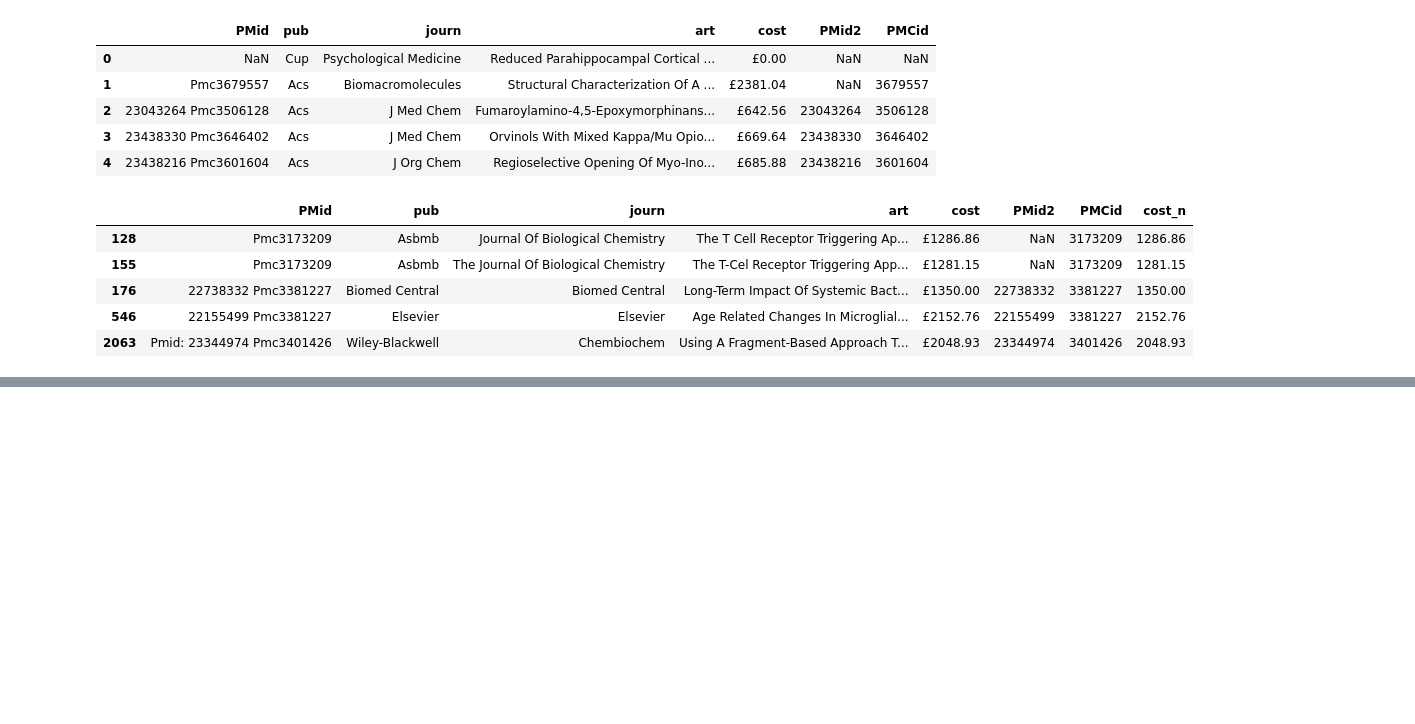
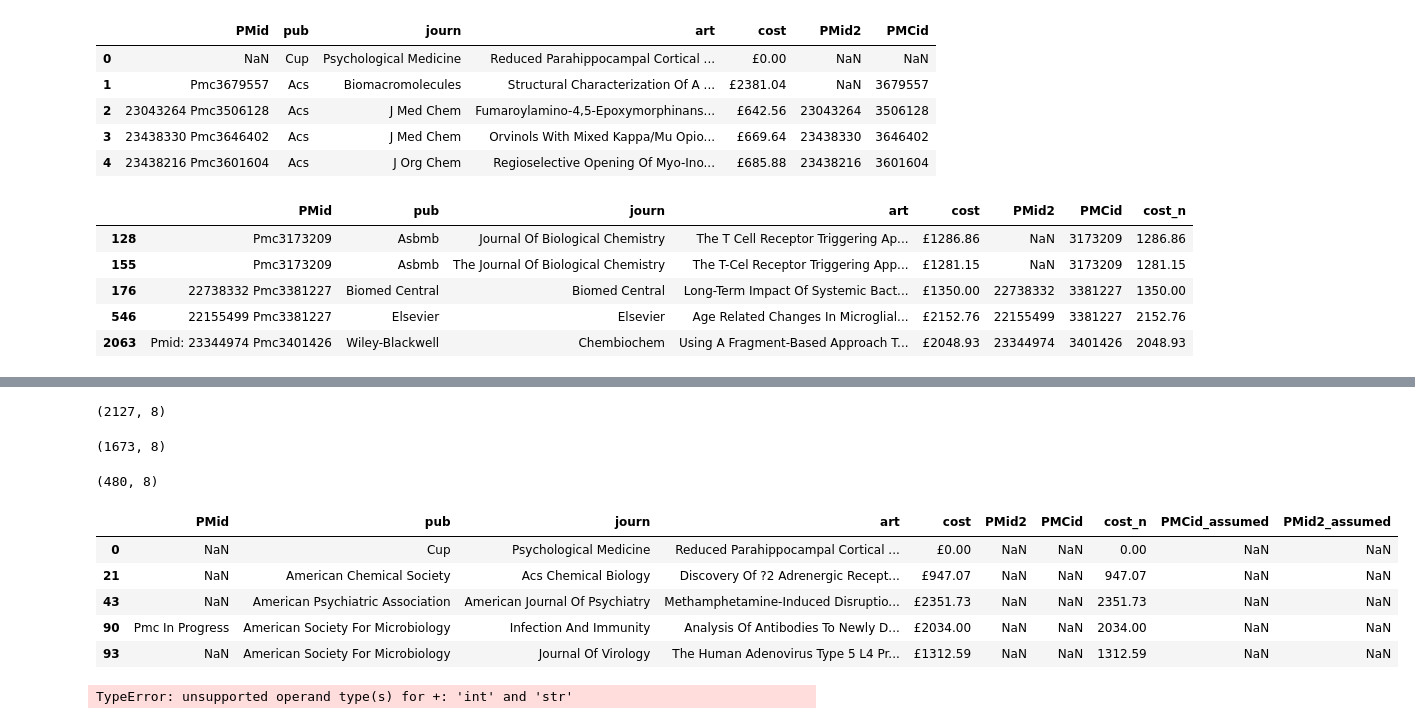
Before and after one commit to chrisoyer/thinkful_notes, a Jupyter notebook: drills/12.6 Data cleaning drill.ipynb, the cells around one changed output, grey strips where cells are left out. Drawn from its saved outputs; the diff is of its cells as text; code cells hidden in the pictures; blank space fills up the shorter version.

```diff
--- a/drills/12.6 Data cleaning drill.ipynb
+++ b/drills/12.6 Data cleaning drill.ipynb
@@ -158,4 +147,5 @@ data_df[data_df['PMCid'].duplicated(keep=False)].sort_values(by=['PMCid'], ascen
 # %%
 #change cost column to numeric
 data_df["cost_n"] = data_df.cost.str.extract(r"£(.*)")
-data_df.cost_n = pd.to_numeric(data_df["cost_n"])
+data_df.cost_n = pd.to_numeric(data_df["cost_n"], errors='coerce')
+data_df.cost_n.sum()
@@ -175,0 +167,6 @@ data_df[pd.isnull(data_df['PMid2']) & pd.isnull(data_df['PMCid'])].head()
+# %%
+#separate nulls and nonnulls
+data_df_PMCnotnulls = data_df[pd.isnull(data_df['PMCid'])]
+data_df_PMnotnulls = data_df[pd.isnull(data_df['PMid2'])]
+data_df_nulls = data_df[pd.isnull(data_df['PMid2']) & pd.isnull(data_df['PMCid'])]
+data_df[pd.isnull(data_df['PMid2']) & pd.isnull(data_df['PMCid'])].head()
@@ -175,0 +180,32 @@ data_df[pd.isnull(data_df['PMid2']) & pd.isnull(data_df['PMCid'])].head()
+# %%
+data_df.shape
+# %% [output]
+(2127, 8)
+# %%
+data_df_PMnotnulls.shape
+# %% [output]
+(1673, 8)
+# %%
+#more PMid2 field is filled out, will be used to aggregate.
+data_df_PMCnotnulls.shape
+# %% [output]
+(480, 8)
+# %%
+#fill in missing PMcid from other entries
+data_df_nulls.loc[:,'PMCid_assumed'] = data_df_nulls.merge(data_df_PMCnotnulls, on='art').loc[:,'PMCid_y']
+data_df_nulls.loc[:,'PMid2_assumed'] = data_df_nulls.merge(data_df_PMnotnulls, on='art').loc[:,'PMid2_y']
+# %%
+data_df_nulls.head()
+#this wasn't able to fill in the nulls.
+# %% [output]
+|  | PMid | pub | journ | art | cost | PMid2 | PMCid | cost_n | PMCid_assumed | PMid2_assumed |
+| 0 | NaN | Cup | Psychological Medicine | Reduced Parahippocampal Cortical ... | £0.00 | NaN | NaN | 0.00 | NaN | NaN |
+| 21 | NaN | American Chemical Society | Acs Chemical Biology | Discovery Of ?2 Adrenergic Recept... | £947.07 | NaN | NaN | 947.07 | NaN | NaN |
+| 43 | NaN | American Psychiatric Association | American Journal Of Psychiatry | Methamphetamine-Induced Disruptio... | £2351.73 | NaN | NaN | 2351.73 | NaN | NaN |
+| 90 | Pmc In Progress | American Society For Microbiology | Infection And Immunity | Analysis Of Antibodies To Newly D... | £2034.00 | NaN | NaN | 2034.00 | NaN | NaN |
+| 93 | NaN | American Society For Microbiology | Journal Of Virology | The Human Adenovirus Type 5 L4 Pr... | £1312.59 | NaN | NaN | 1312.59 | NaN | NaN |
+# %%
+#summarize dataframe
+data_df_PMnotnulls.groupby('journ').agg({'cost_n': ['sum', 'mean', 'std', 'count']})#.sort_values(on='')
+# %% [output]
+TypeError: unsupported operand type(s) for +: 'int' and 'str'
```
Also changed, not shown: parts of 5 cells of this notebook.
